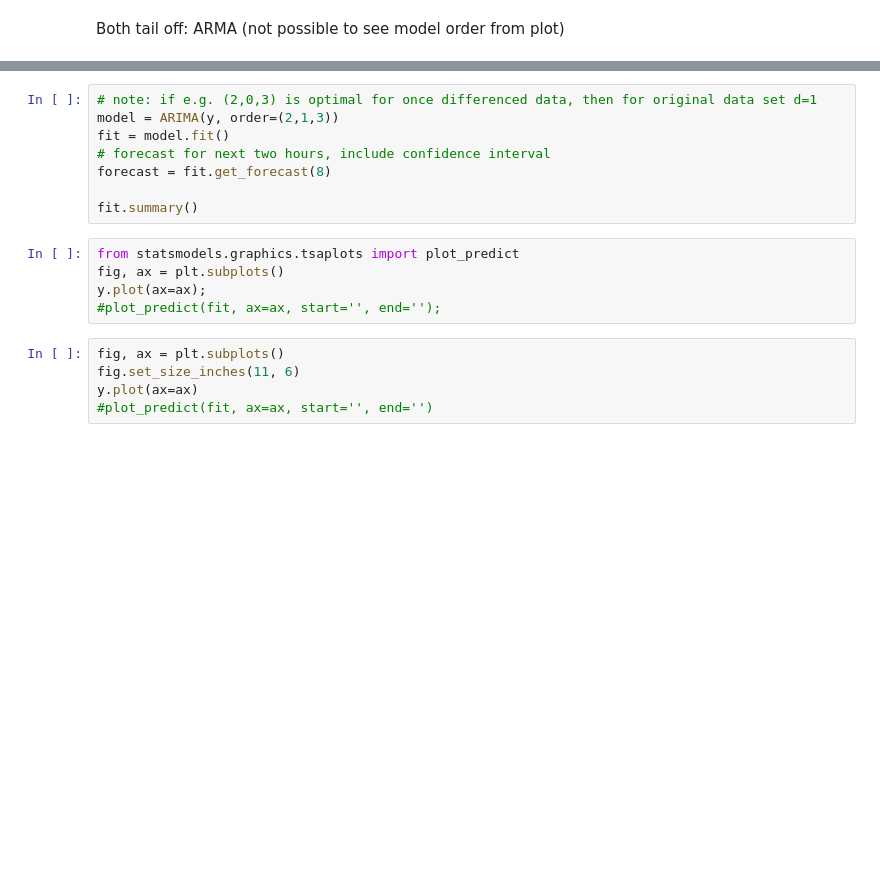
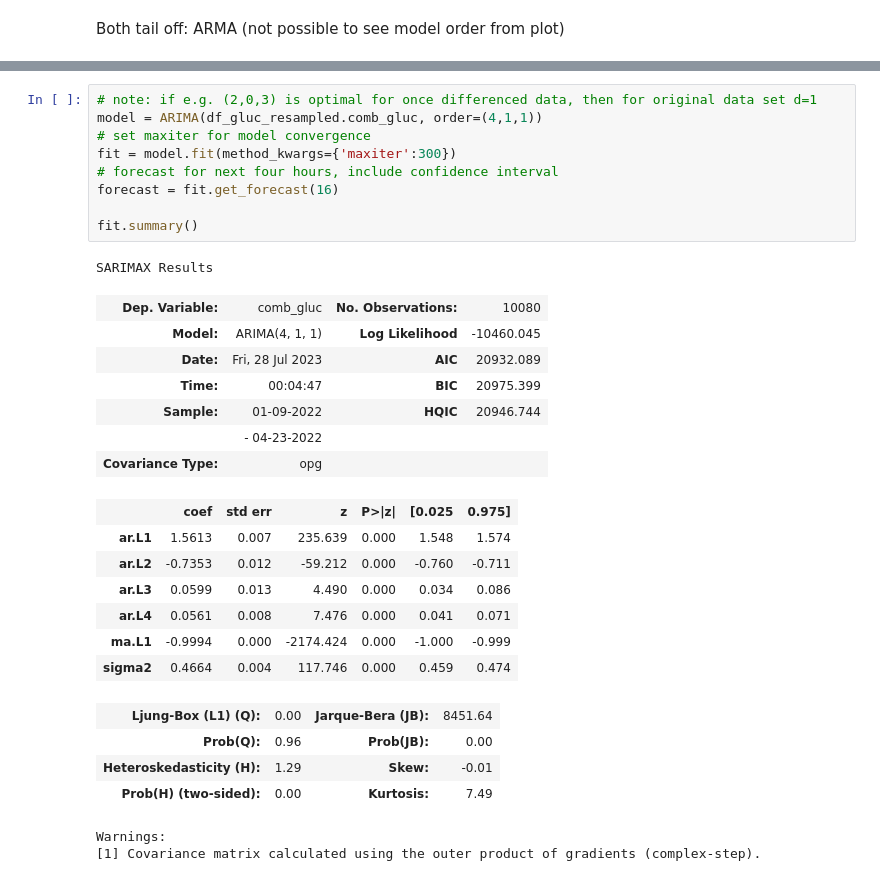
Before and after one commit to inaug22/capstone3, a Jupyter notebook: notebooks/glucose_wrangling+EDA.ipynb, the cells around one changed output, grey strips where cells are left out. Cells and saved outputs as stored; diff of their text form; blank space fills up the shorter version.

```diff
--- a/notebooks/glucose_wrangling+EDA.ipynb
+++ b/notebooks/glucose_wrangling+EDA.ipynb
@@ -506,18 +550,31 @@ print('minimum MSE is', min_mse, '\noptimal parameters p, d, q are', opt_order)
 # %%
 # note: if e.g. (2,0,3) is optimal for once differenced data, then for original data set d=1
-model = ARIMA(y, order=(2,1,3))
-fit = model.fit()
-# forecast for next two hours, include confidence interval
-forecast = fit.get_forecast(8)
+model = ARIMA(df_gluc_resampled.comb_gluc, order=(4,1,1))
+# set maxiter for model convergence
+fit = model.fit(method_kwargs={'maxiter':300})
+# forecast for next four hours, include confidence interval
+forecast = fit.get_forecast(16)
 
 fit.summary()
+# %% [output]
+SARIMAX Results
+| Dep. Variable: | comb_gluc | No. Observations: | 10080 |
+| Model: | ARIMA(4, 1, 1) | Log Likelihood | -10460.045 |
+| Date: | Fri, 28 Jul 2023 | AIC | 20932.089 |
+| Time: | 00:04:47 | BIC | 20975.399 |
+| Sample: | 01-09-2022 | HQIC | 20946.744 |
+|  | - 04-23-2022 |  |  |
+| Covariance Type: | opg |  |  |
+|  | coef | std err | z | P>|z| | [0.025 | 0.975] |
+| ar.L1 | 1.5613 | 0.007 | 235.639 | 0.000 | 1.548 | 1.574 |
+| ar.L2 | -0.7353 | 0.012 | -59.212 | 0.000 | -0.760 | -0.711 |
+| ar.L3 | 0.0599 | 0.013 | 4.490 | 0.000 | 0.034 | 0.086 |
+| ar.L4 | 0.0561 | 0.008 | 7.476 | 0.000 | 0.041 | 0.071 |
+| ma.L1 | -0.9994 | 0.000 | -2174.424 | 0.000 | -1.000 | -0.999 |
+| sigma2 | 0.4664 | 0.004 | 117.746 | 0.000 | 0.459 | 0.474 |
+| Ljung-Box (L1) (Q): | 0.00 | Jarque-Bera (JB): | 8451.64 |
+| Prob(Q): | 0.96 | Prob(JB): | 0.00 |
+| Heteroskedasticity (H): | 1.29 | Skew: | -0.01 |
+| Prob(H) (two-sided): | 0.00 | Kurtosis: | 7.49 |
+Warnings:
+[1] Covariance matrix calculated using the outer product of gradients (complex-step).
-# %%
-from statsmodels.graphics.tsaplots import plot_predict
-fig, ax = plt.subplots()
-y.plot(ax=ax);
-#plot_predict(fit, ax=ax, start='', end='');
-# %%
-fig, ax = plt.subplots()
-fig.set_size_inches(11, 6)
-y.plot(ax=ax)
-#plot_predict(fit, ax=ax, start='', end='')
```
Also changed, not shown: parts of 17 cells of this notebook.
